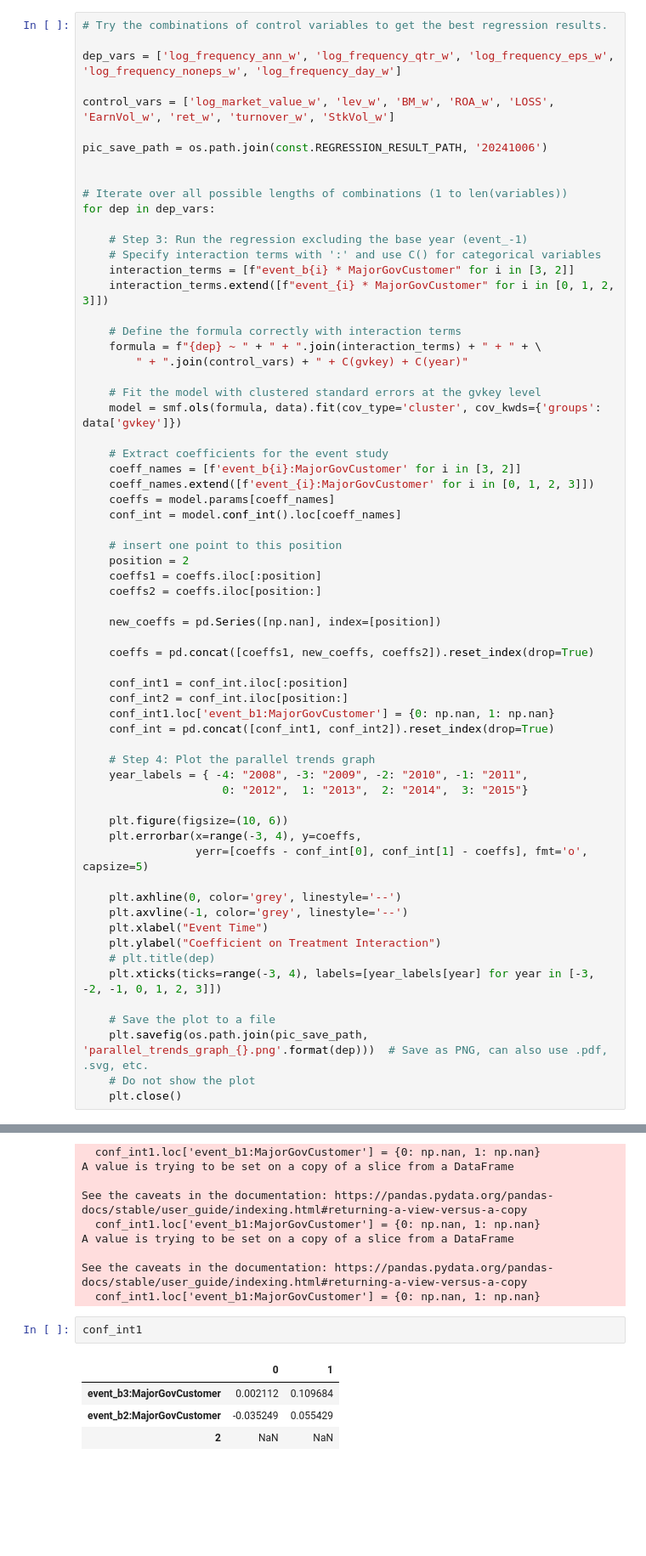
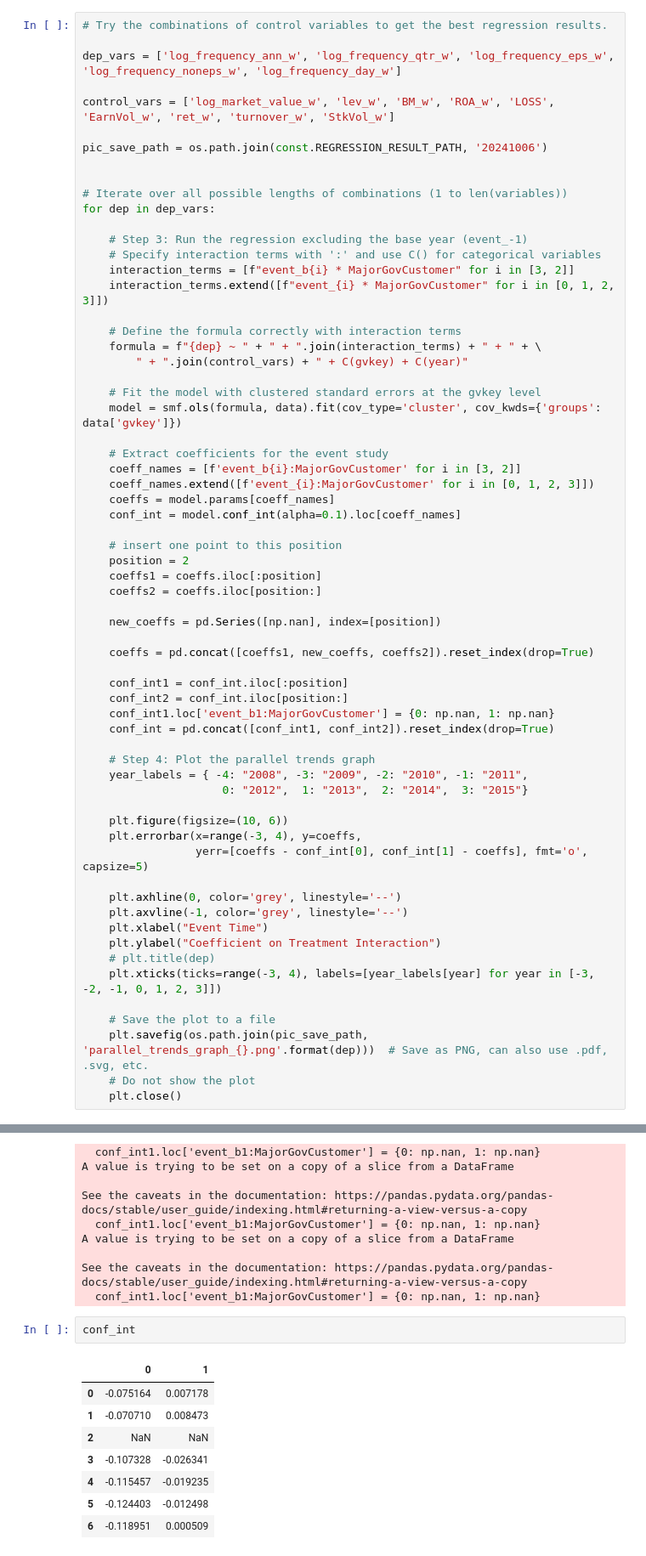
Before and after one commit to wangyouan/STOCKAct, a Jupyter notebook: Notebook/DrawParallelTrends.ipynb, the cells around one changed output, grey strips where cells are left out. Shown: that part at 85% size. Cells and saved outputs as stored; diff of their text form; blank space fills up the shorter version.

```diff
--- a/Notebook/DrawParallelTrends.ipynb
+++ b/Notebook/DrawParallelTrends.ipynb
@@ -151,7 +151,7 @@ for dep in dep_vars:
     coeff_names = [f'event_b{i}:MajorGovCustomer' for i in [3, 2]]
     coeff_names.extend([f'event_{i}:MajorGovCustomer' for i in [0, 1, 2, 3]])
     coeffs = model.params[coeff_names]
-    conf_int = model.conf_int().loc[coeff_names]
+    conf_int = model.conf_int(alpha=0.1).loc[coeff_names]
 
     # insert one point to this position
     position = 2
@@ -208,9 +208,13 @@ A value is trying to be set on a copy of a slice from a DataFrame
 See the caveats in the documentation: https://pandas.pydata.org/pandas-docs/stable/user_guide/indexing.html#returning-a-view-versus-a-copy
   conf_int1.loc['event_b1:MajorGovCustomer'] = {0: np.nan, 1: np.nan}
 # %%
-conf_int1
+conf_int
 # %% [output]
 |  | 0 | 1 |
-| event_b3:MajorGovCustomer | 0.002112 | 0.109684 |
-| event_b2:MajorGovCustomer | -0.035249 | 0.055429 |
+| 0 | -0.075164 | 0.007178 |
+| 1 | -0.070710 | 0.008473 |
 | 2 | NaN | NaN |
+| 3 | -0.107328 | -0.026341 |
+| 4 | -0.115457 | -0.019235 |
+| 5 | -0.124403 | -0.012498 |
+| 6 | -0.118951 | 0.000509 |
```
